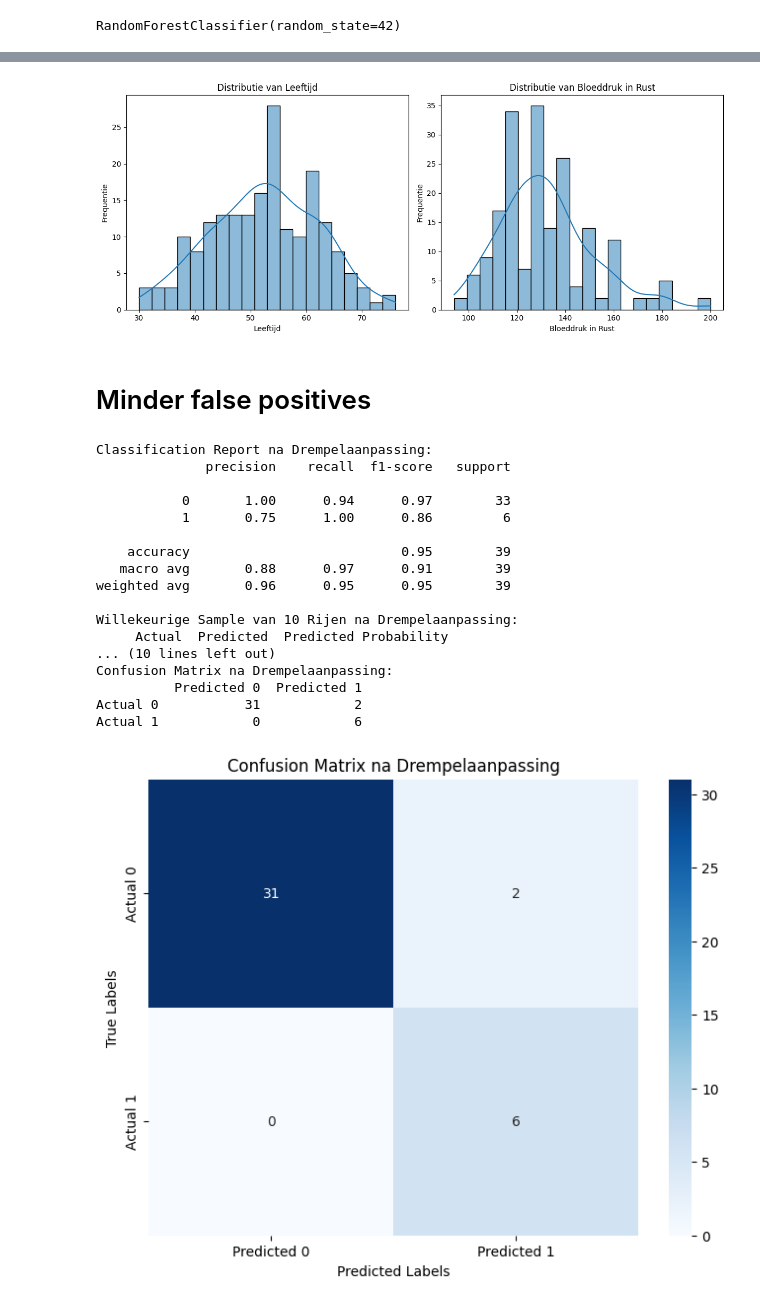
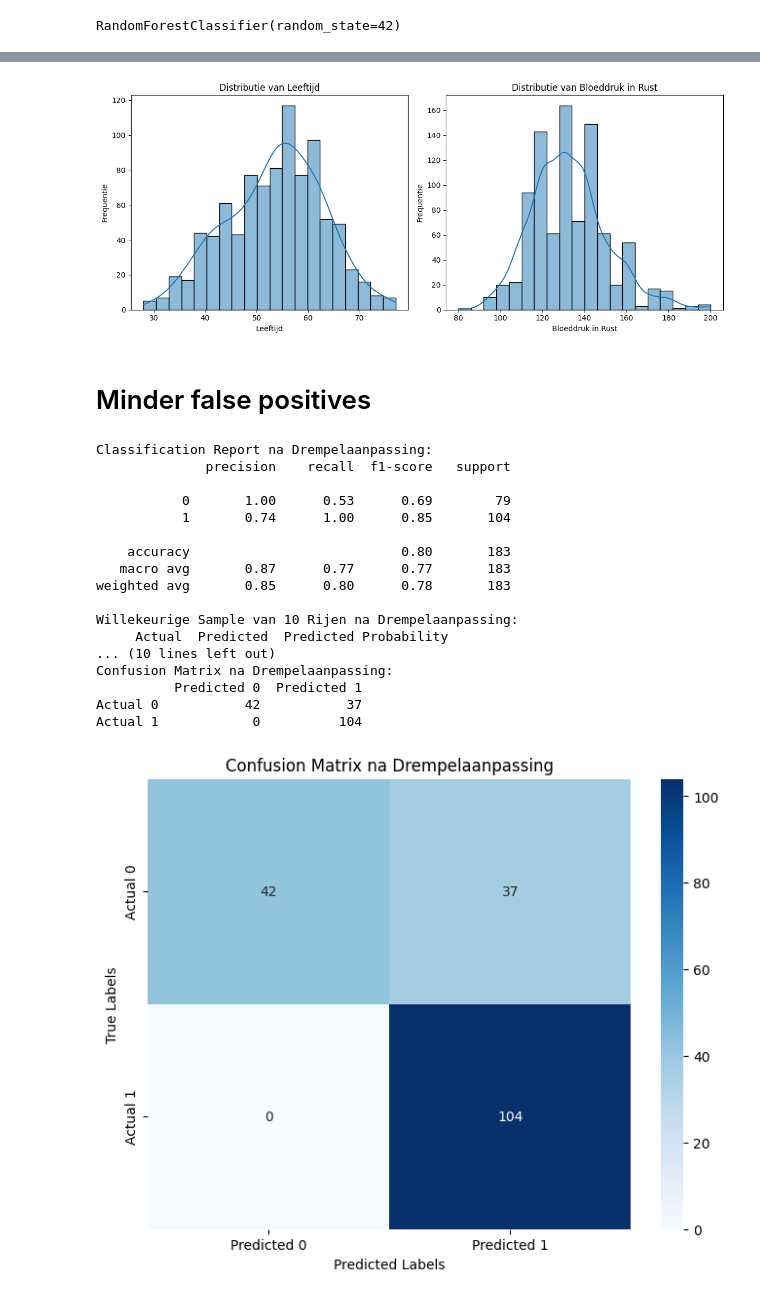
Before and after one commit to leonvsc/heartfailure, a Jupyter notebook: randomForest.ipynb, the cells around one changed output, grey strips where cells are left out. Drawn from its saved outputs; the diff is of its cells as text; code cells hidden in the pictures.

```diff
--- a/randomForest.ipynb
+++ b/randomForest.ipynb
@@ -12,9 +12,9 @@ from sklearn.inspection import permutation_importance
 # Zorg ervoor dat je het juiste pad naar je CSV-bestand opgeeft
 # data = pd.read_csv('data.csv', sep=';')
 # data = pd.read_csv('cleaned_data.csv', sep=';')
-# data = pd.read_csv('cleaned_and_featured_data.csv', sep=';')
+data = pd.read_csv('cleaned_and_featured_data.csv', sep=';')
 # data = pd.read_csv('cleaned_and_featured_data_males.csv', sep=';')
-data = pd.read_csv('cleaned_and_featured_data_females.csv', sep=';')
+# data = pd.read_csv('cleaned_and_featured_data_females.csv', sep=';')
 # %%
 # Stap 2: Data voorbereiden
 # Voorbeeld van het splitsen van features en labels
@@ -239,7 +240,7 @@ plt.ylabel('Frequentie')
 plt.tight_layout()
 plt.show()
 # %% [output]
-[figure, old version]
+[figure, new version]
 # %% [markdown]
 # Minder false positives
 # %%
@@ -247,7 +248,7 @@ plt.show()
 y_pred_proba_best = best_rf_model.predict_proba(X_test)[:, 1]
 
 # Pas de drempel aan (bijv. naar 0.3)
-threshold = 0.46
+threshold = 0.14
 y_pred_adjusted = (y_pred_proba_best >= threshold).astype(int)
 
 # Evalueer de resultaten met de aangepaste drempel
@@ -269,38 +270,38 @@ print("Willekeurige Sample van 10 Rijen na Drempelaanpassing:")
 print(random_sample_adjusted)
 
 # Bereken de confusion matrix
 cm_adjusted = confusion_matrix(y_test, y_pred_adjusted)
 
 # Zet de confusion matrix om in een DataFrame
 cm_df_adjusted = pd.DataFrame(cm_adjusted, index=['Actual 0', 'Actual 1'], columns=['Predicted 0', 'Predicted 1'])
 
 # Print de confusion matrix voor het aangepaste model
 print("Confusion Matrix na Drempelaanpassing:")
 print(cm_df_adjusted)
 
 # Visualiseer de confusion matrix voor het aangepaste model
 plt.figure(figsize=(8, 6))
 sns.heatmap(cm_df_adjusted, annot=True, fmt='d', cmap='Blues')
 plt.title('Confusion Matrix na Drempelaanpassing')
 plt.xlabel('Predicted Labels')
 plt.ylabel('True Labels')
 plt.show()
 # %% [output]
 Classification Report na Drempelaanpassing:
               precision    recall  f1-score   support
 
-           0       1.00      0.94      0.97        33
-           1       0.75      1.00      0.86         6
+           0       1.00      0.53      0.69        79
+           1       0.74      1.00      0.85       104
 
-    accuracy                           0.95        39
-   macro avg       0.88      0.97      0.91        39
-weighted avg       0.96      0.95      0.95        39
+    accuracy                           0.80       183
+   macro avg       0.87      0.77      0.77       183
+weighted avg       0.85      0.80      0.78       183
 
 Willekeurige Sample van 10 Rijen na Drempelaanpassing:
      Actual  Predicted  Predicted Probability
 ... (10 lines left out)
 Confusion Matrix na Drempelaanpassing:
           Predicted 0  Predicted 1
-Actual 0           31            2
-Actual 1            0            6
+Actual 0           42           37
+Actual 1            0          104
-[figure, old version]
+[figure, new version]
```
Also changed, not shown: parts of 4 cells of this notebook, 2 other files.
